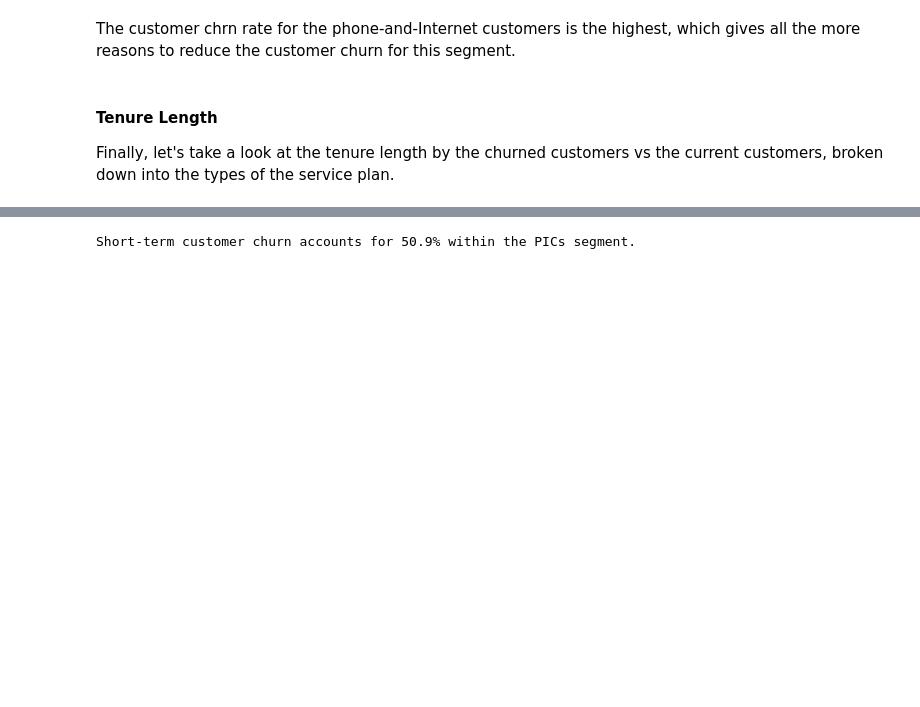
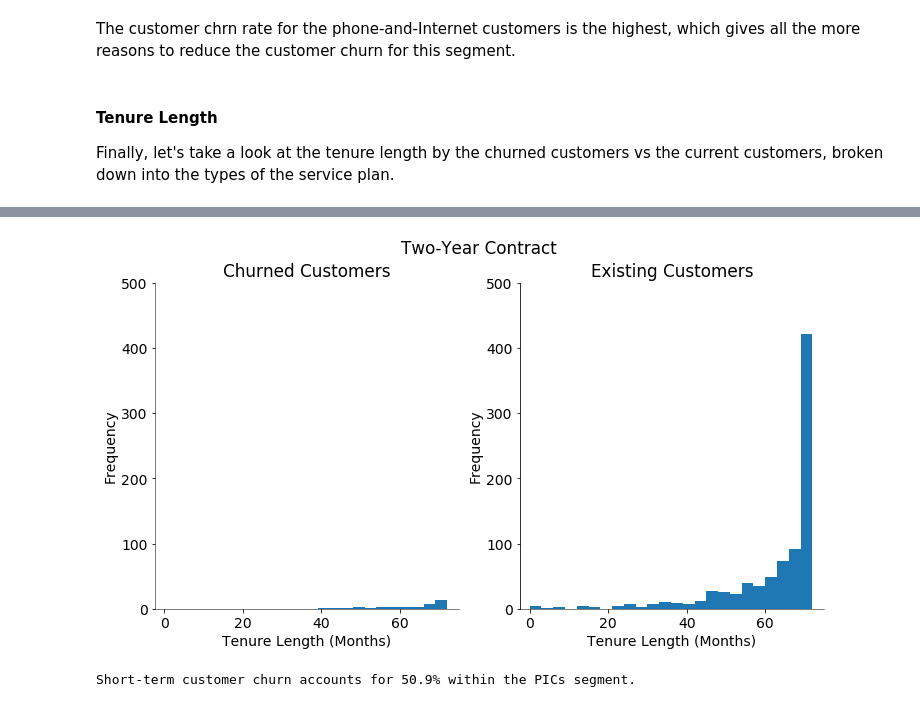
Before and after one commit to keigito/Telco_EDA, a Jupyter notebook: Telco_Customer_Churn.ipynb, the cells around one changed output, grey strips where cells are left out. Cells and saved outputs as stored; diff of their text form; code cells hidden in the pictures; blank space fills up the shorter version.

```diff
--- a/Telco_Customer_Churn.ipynb
+++ b/Telco_Customer_Churn.ipynb
@@ -421,3 +351,7 @@ plt.savefig("3_4_TenureHistogram_Two_Year_Contract.png")
+# %%
+make_histogram("Two year", "Two-Year Contract", 500, 14, [12, 6])
+# %% [output]
+[figure, added]
 # %%
 total_churn = df[(df["InternetService"] != "No") & (df["PhoneService"] == "Yes") & (df["Churn"] == "Yes")].shape[0]
 short_term_churn = df[(df["InternetService"] != "No") & (df["PhoneService"] == "Yes") & (df["Churn"] == "Yes") & (df["tenure"] < 12)].shape[0]
```
Also changed, not shown: parts of 5 cells of this notebook.
